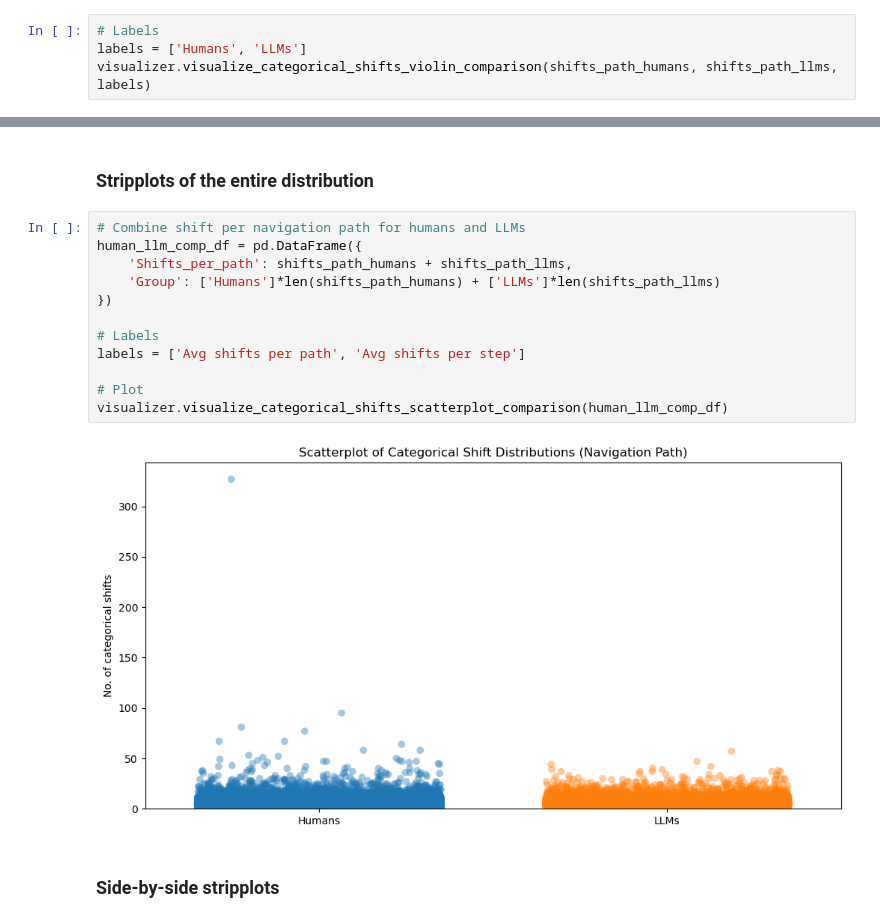
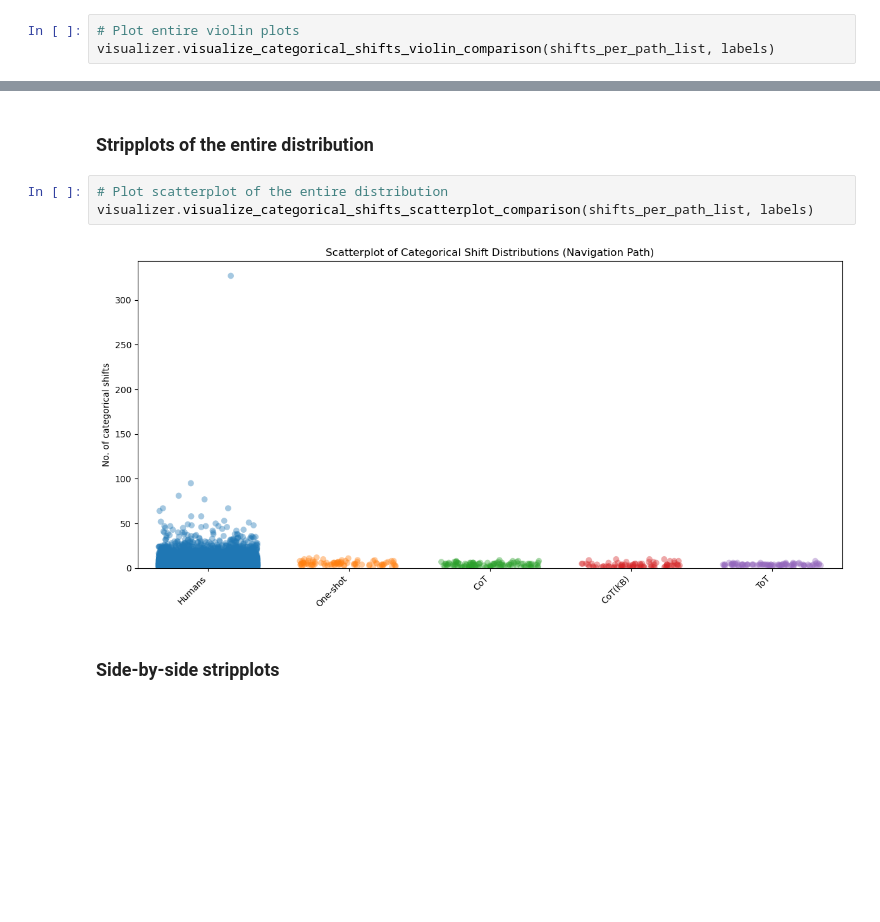
Before and after one commit to au-nlp/project-milestone-p2-group11, a Jupyter notebook: cat_shift_comp.ipynb, the cells around one changed output, grey strips where cells are left out. Drawn from its saved outputs; the diff is of its cells as text; blank space fills up the shorter version.

```diff
--- a/cat_shift_comp.ipynb
+++ b/cat_shift_comp.ipynb
@@ -103,7 +244,6 @@ visualizer.visualize_categorical_shifts_barchart_comparison(avg_shifts_path, avg
 # %% [markdown]
 ### Violin plot of entire distribution
 # %%
-# Labels
-labels = ['Humans', 'LLMs']
-visualizer.visualize_categorical_shifts_violin_comparison(shifts_path_humans, shifts_path_llms, labels)
+# Plot entire violin plots
+visualizer.visualize_categorical_shifts_violin_comparison(shifts_per_path_list, labels)
 # %% [output]
@@ -118,18 +258,9 @@ visualizer.visualize_categorical_shifts_focuses_violin_comparison(shifts_path_hu
 # %% [markdown]
 ### Stripplots of the entire distribution
-# %%
-# Combine shift per navigation path for humans and LLMs
-human_llm_comp_df = pd.DataFrame({
-    'Shifts_per_path': shifts_path_humans + shifts_path_llms,
-    'Group': ['Humans']*len(shifts_path_humans) + ['LLMs']*len(shifts_path_llms)
-})
-
-# Labels
-labels = ['Avg shifts per path', 'Avg shifts per step']
-
-# Plot
-visualizer.visualize_categorical_shifts_scatterplot_comparison(human_llm_comp_df)
-# %% [output]
-[figure, removed]
+# %%
+# Plot scatterplot of the entire distribution
+visualizer.visualize_categorical_shifts_scatterplot_comparison(shifts_per_path_list, labels)
+# %% [output]
+[figure, added]
 # %% [markdown]
 ### Side-by-side stripplots
```
Also changed, not shown: parts of 14 cells of this notebook, 2 other files.
